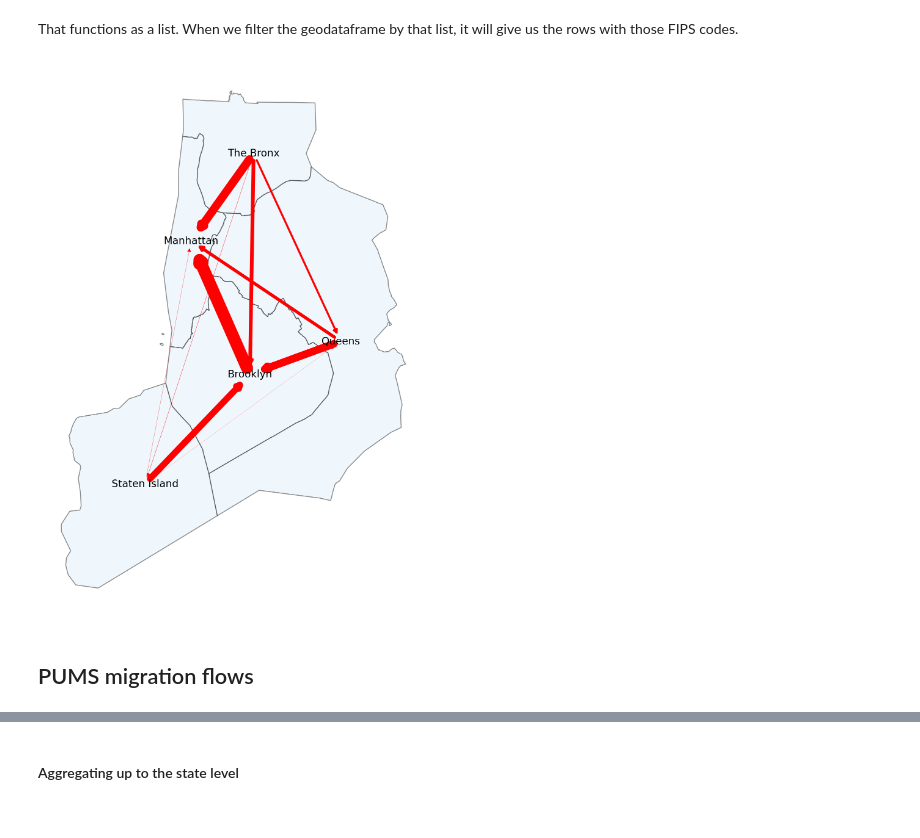
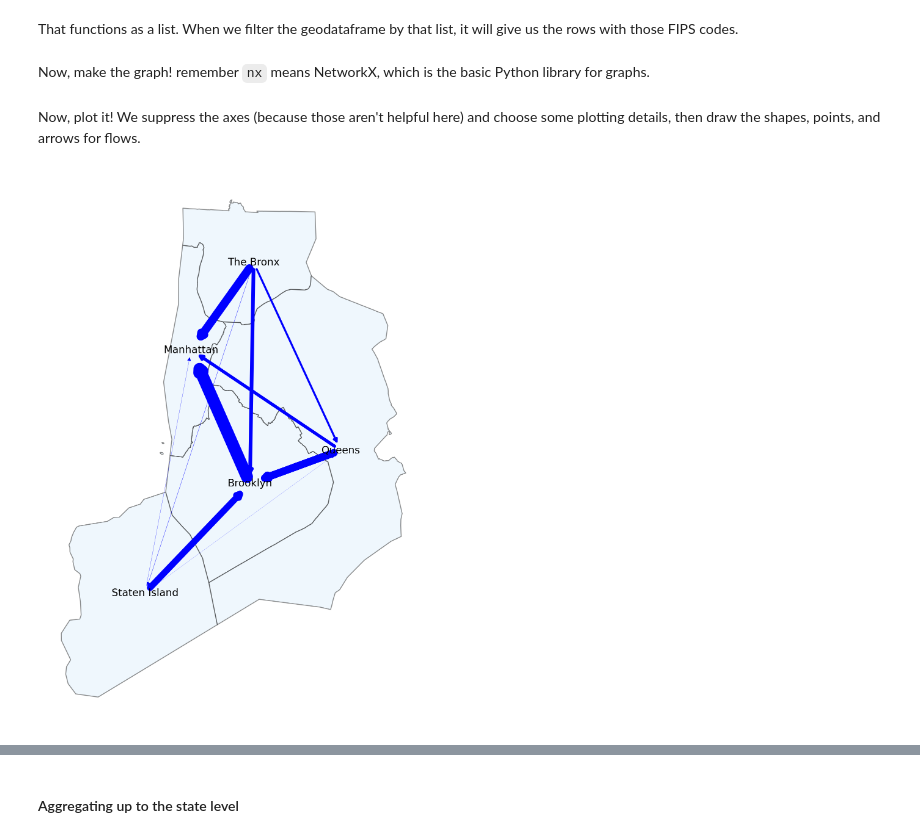
Before and after one commit to PUBPOL-2130/notebooks, a Jupyter notebook: future/migration-flows.ipynb, the cells around one changed output, grey strips where cells are left out. Cells and saved outputs as stored; diff of their text form; code cells hidden in the pictures.

```diff
--- a/future/migration-flows.ipynb
+++ b/future/migration-flows.ipynb
@@ -101,6 +113,8 @@ dict_values(['36005', '36047', '36061', '36081', '36085'])
 That functions as a list.  When we filter the geodataframe by that list, it will give us the rows with those FIPS codes.
 # %%
 nyc_county_gdf = county_gdf.loc[nyc_county_fips_codes.values()]
+# %% [markdown]
+Now, make the graph!  remember `nx` means NetworkX, which is the basic Python library for graphs.
 # %%
 migration_graph = nx.DiGraph()
 net_migration_graph = nx.DiGraph()
@@ -127,21 +141,21 @@ for a_county, a_county_fips in nyc_county_fips_codes.items():
 # %%
 def cast_point(p):
     return (p.xy[0][0], p.xy[1][0])
+# %% [markdown]
+Now, plot it!  We suppress the axes (because those aren't helpful here) and choose some plotting details, then draw the shapes, points, and arrows for flows.
 # %%
 fig, ax = plt.subplots(figsize=(8, 16))
 ax.axis("off")
 nyc_county_gdf.plot(ax=ax, edgecolor="0.1", linewidth=1, color="#e1f1fd", alpha=0.5)
 
 pos = {
     borough: cast_point(nyc_county_gdf.loc[county_fips].geometry.representative_point())
     for borough, county_fips in nyc_county_fips_codes.items()
 }
 #nx.draw_networkx_nodes(net_migration_graph, pos, ax=ax)
 nx.draw_networkx_labels(net_migration_graph, pos, ax=ax)
 
 for edge in net_migration_graph.edges(data='weight'):
-    nx.draw_networkx_edges(net_migration_graph, pos, edgelist=[edge], width=0.0015 * edge[2], ax=ax, edge_color="red")
+    nx.draw_networkx_edges(net_migration_graph, pos, edgelist=[edge], width=0.0015 * edge[2], ax=ax, edge_color="blue")
 # %% [output]
-[figure, old version]
+[figure, new version]
-# %% [markdown]
-## PUMS migration flows
```
Also changed, not shown: parts of 37 cells of this notebook.
